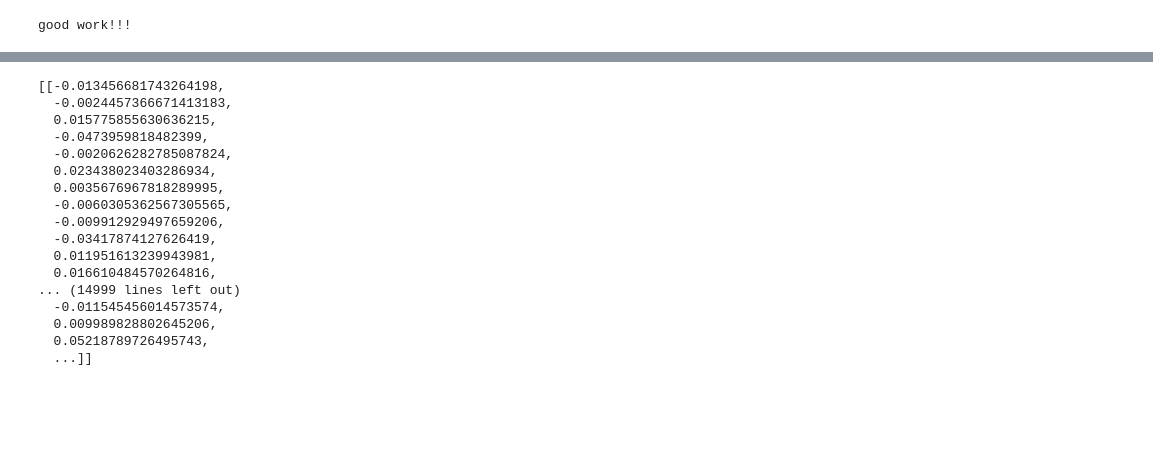
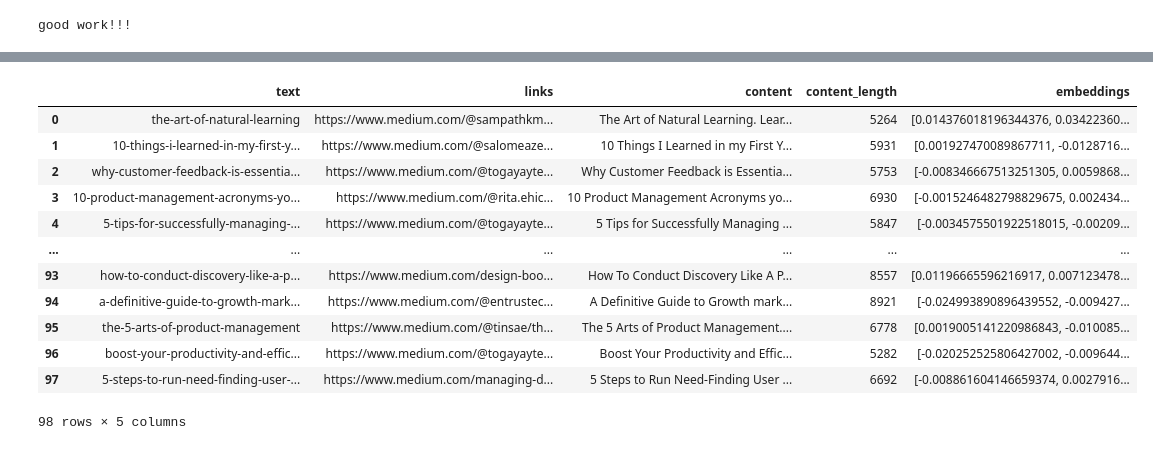
Before and after one commit to annasba07/product-manager-companion, a Jupyter notebook: Medium Article Scraping.ipynb, the cells around one changed output, grey strips where cells are left out. Cells and saved outputs as stored; diff of their text form; code cells hidden in the pictures; blank space fills up the shorter version.

```diff
--- a/Medium Article Scraping.ipynb
+++ b/Medium Article Scraping.ipynb
@@ -292,20 +378,21 @@ embedding = get_embeddings(df['content'], engine='text-embedding-ada-002')
-# %%
-embedding
-# %% [output]
-[[-0.013456681743264198,
-  -0.0024457366671413183,
-  0.015775855630636215,
-  -0.0473959818482399,
-  -0.0020626282785087824,
-  0.023438023403286934,
-  0.0035676967818289995,
-  -0.0060305362567305565,
-  -0.009912929497659206,
-  -0.03417874127626419,
-  0.011951613239943981,
-  0.016610484570264816,
-... (14999 lines left out)
-  -0.011545456014573574,
-  0.009989828802645206,
-  0.05218789726495743,
-  ...]]
+# %%
+# get embeddings for each article in df and store in a new column
+
+embeddings = get_embeddings(df['content'].tolist(), engine = "text-embedding-ada-002")
+df['embeddings'] = embeddings
+
+df
+# %% [output]
+|  | text | links | content | content_length | embeddings |
+| 0 | the-art-of-natural-learning | https://www.medium.com/@sampathkm... | The Art of Natural Learning. Lear... | 5264 | [0.014376018196344376, 0.03422360... |
+| 1 | 10-things-i-learned-in-my-first-y... | https://www.medium.com/@salomeaze... | 10 Things I Learned in my First Y... | 5931 | [0.001927470089867711, -0.0128716... |
+| 2 | why-customer-feedback-is-essentia... | https://www.medium.com/@togayayte... | Why Customer Feedback is Essentia... | 5753 | [-0.008346667513251305, 0.0059868... |
+| 3 | 10-product-management-acronyms-yo... | https://www.medium.com/@rita.ehic... | 10 Product Management Acronyms yo... | 6930 | [-0.0015246482798829675, 0.002434... |
+| 4 | 5-tips-for-successfully-managing-... | https://www.medium.com/@togayayte... | 5 Tips for Successfully Managing ... | 5847 | [-0.0034575501922518015, -0.00209... |
+| ... | ... | ... | ... | ... | ... |
+| 93 | how-to-conduct-discovery-like-a-p... | https://www.medium.com/design-boo... | How To Conduct Discovery Like A P... | 8557 | [0.01196665596216917, 0.007123478... |
+| 94 | a-definitive-guide-to-growth-mark... | https://www.medium.com/@entrustec... | A Definitive Guide to Growth mark... | 8921 | [-0.024993890896439552, -0.009427... |
+| 95 | the-5-arts-of-product-management | https://www.medium.com/@tinsae/th... | The 5 Arts of Product Management.... | 6778 | [0.0019005141220986843, -0.010085... |
+| 96 | boost-your-productivity-and-effic... | https://www.medium.com/@togayayte... | Boost Your Productivity and Effic... | 5282 | [-0.020252525806427002, -0.009644... |
+| 97 | 5-steps-to-run-need-finding-user-... | https://www.medium.com/managing-d... | 5 Steps to Run Need-Finding User ... | 6692 | [-0.008861604146659374, 0.0027916... |
+98 rows × 5 columns
```
Also changed, not shown: parts of 21 cells of this notebook.
